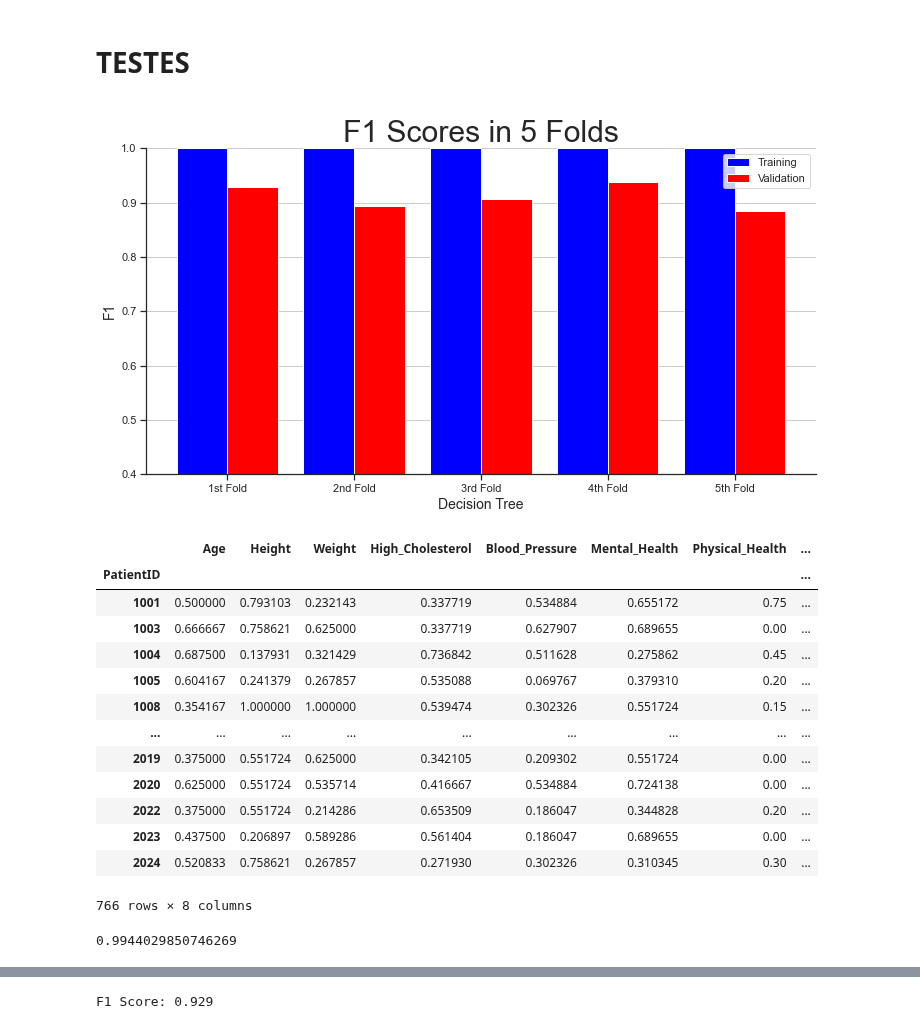
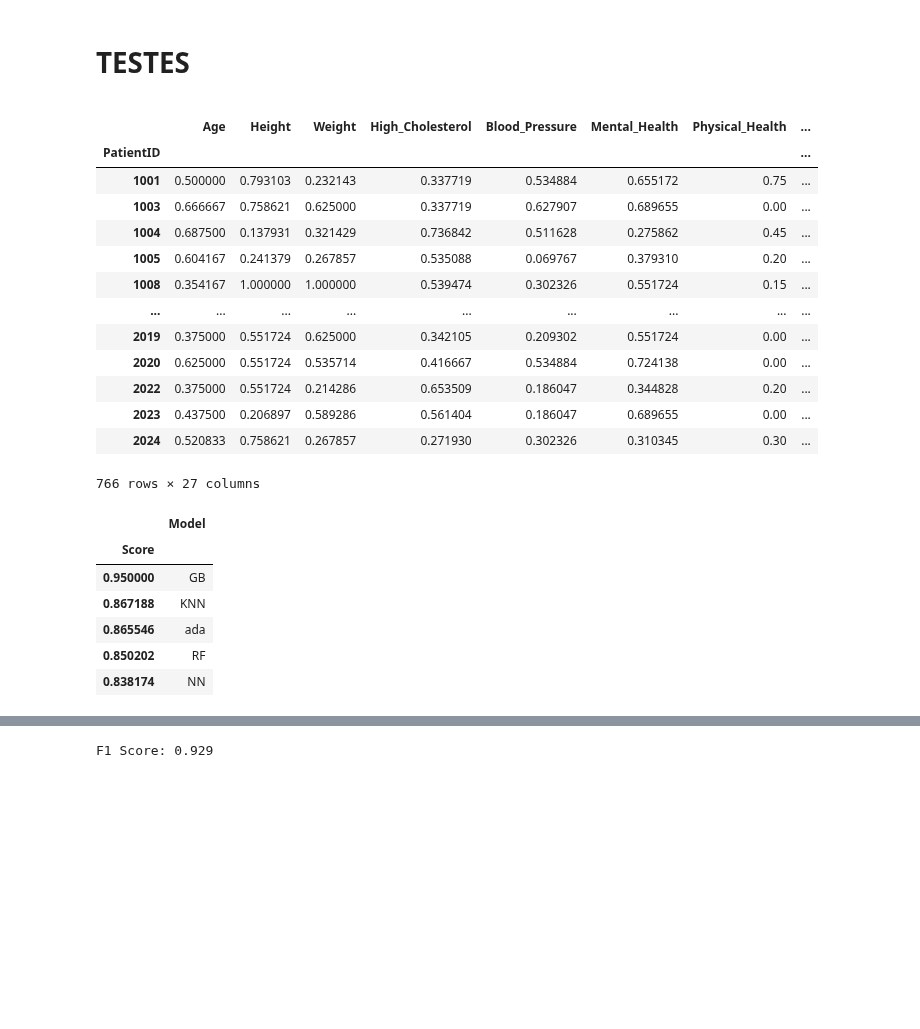
Before and after one commit to henrymmarques/MLProject, a Jupyter notebook: Group03 - ML Project.ipynb, the cells around one changed output, grey strips where cells are left out. Drawn from its saved outputs; the diff is of its cells as text; code cells hidden in the pictures; blank space fills up the shorter version.

```diff
--- a/Group03 - ML Project.ipynb
+++ b/Group03 - ML Project.ipynb
@@ -678,20 +686,11 @@ def plot_result(x_label, y_label, plot_title, train_data, val_data):
         plt.legend()
         plt.grid(True)
         plt.show()
-# %%
-# Plot F1-Score Result
-plot_result(model_name,
-            "F1",
-            "F1 Scores in 5 Folds",
-            decision_tree_result["Training F1 scores"],
-            decision_tree_result["Validation F1 scores"])
-# %% [output]
-[figure, removed]
 # %%
 train_data=train_data_scaled.merge(train_data_cat, on = 'PatientID')
 train_data.drop('Disease', inplace=True, axis=1)
 # %%
-train_data_scaled
+train_data
 # %% [output]
 |  | Age | Height | Weight | High_Cholesterol | Blood_Pressure | Mental_Health | Physical_Health | ... |
 | PatientID |  |  |  |  |  |  |  | ... |
@@ -706,7 +705,7 @@ train_data_scaled
 | 2022 | 0.375000 | 0.551724 | 0.214286 | 0.653509 | 0.186047 | 0.344828 | 0.20 | ... |
 | 2023 | 0.437500 | 0.206897 | 0.589286 | 0.561404 | 0.186047 | 0.689655 | 0.00 | ... |
 | 2024 | 0.520833 | 0.758621 | 0.267857 | 0.271930 | 0.302326 | 0.310345 | 0.30 | ... |
-766 rows × 8 columns
+766 rows × 27 columns
 # %%
 X_train, X_test, y_train, y_test = train_test_split(train_data, train_target, test_size = 0.3, random_state=15
                                                     ,shuffle=True, stratify=train_target)
@@ -715,22 +714,54 @@ from sklearn.neural_network import MLPClassifier
 from sklearn.ensemble import BaggingClassifier,RandomForestClassifier,AdaBoostClassifier,GradientBoostingClassifier
 from sklearn.impute import KNNImputer
 from sklearn.neighbors import KNeighborsClassifier
+from sklearn import metrics
 
-NN = MLPClassifier(random_state = 30)
+NN = MLPClassifier(random_state = 40, activation='tanh' )
 NN.fit(X_train, y_train)
-NN_score = NN.score(X_test,y_test)
+# NN_score = NN.score(X_test,y_test)
+NN_score= metrics.f1_score(y_test,NN.predict(X_test))
 
 KNN = KNeighborsClassifier()
 KNN.fit(X_train, y_train)
-KNN_score = KNN.score(X_test,y_test)
+KNN_score = metrics.f1_score(y_test,KNN.predict(X_test))
 
-RF = RandomForestClassifier(random_state =30)
+RF = RandomForestClassifier(
+    max_depth=2, n_estimators=80,
+    min_samples_split=3, max_leaf_nodes=9,
+    random_state=30)
 RF.fit(X_train, y_train)
-RF_score = RF.score(X_test,y_test)
+RF_score = metrics.f1_score(y_test,RF.predict(X_test))
 
-GB= GradientBoostingClassifier(random_state = 10,learning_rate=0.13,n_estimators=110,criterion='squared_error')
+GB= GradientBoostingClassifier(random_state = 10,learning_rate=0.22,n_estimators=115,criterion='squared_error' )
 GB.fit(X_train, y_train)
-GB_score = GB.score(X_test,y_test)
-GB.score(X_train,y_train)
+GB_score = metrics.f1_score(y_test,GB.predict(X_test))
+
+clf = svm.SVC(kernel='linear')
+clf.fit(X_train, y_train)
+clf_score = metrics.f1_score(y_test,clf.predict(X_test))
+
+
+gnb = GaussianNB()
+gnb.fit(X_train, y_train)
+gnb_score=metrics.f1_score(y_test,gnb.predict(X_test))
+
+logistic = LogisticRegression(random_state=0).fit(X_train, y_train)
+logistic_score=metrics.f1_score(y_test,logistic.predict(X_test))
+
+adaboost = AdaBoostClassifier(n_estimators=100, random_state=0).fit(X_train,y_train)
+ada_score = metrics.f1_score(y_test,adaboost.predict(X_test))
-# %% [output]
-0.9944029850746269
+# %%
+results = pd.DataFrame({
+    'Model': ['NN','KNN','RF','GB', 'ada'],
+    'Score': [NN_score,KNN_score,RF_score,GB_score,  ada_score]})
+result_df = results.sort_values(by='Score', ascending=False)
+result_df = result_df.set_index('Score')
+result_df.head()
+# %% [output]
+|  | Model |
+| Score |  |
+| 0.950000 | GB |
+| 0.867188 | KNN |
+| 0.865546 | ada |
+| 0.850202 | RF |
+| 0.838174 | NN |
```
Also changed, not shown: parts of 11 cells of this notebook, 1 other file.
